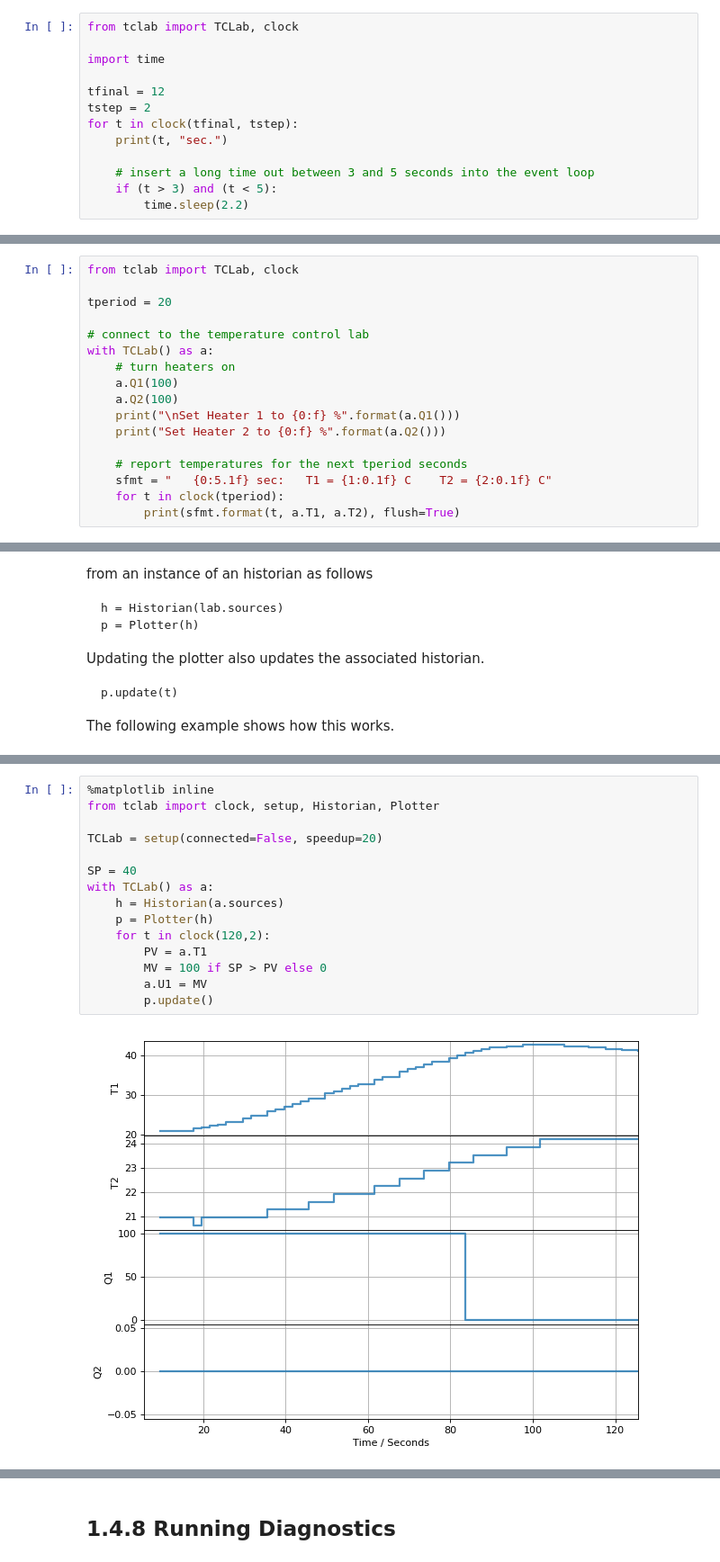
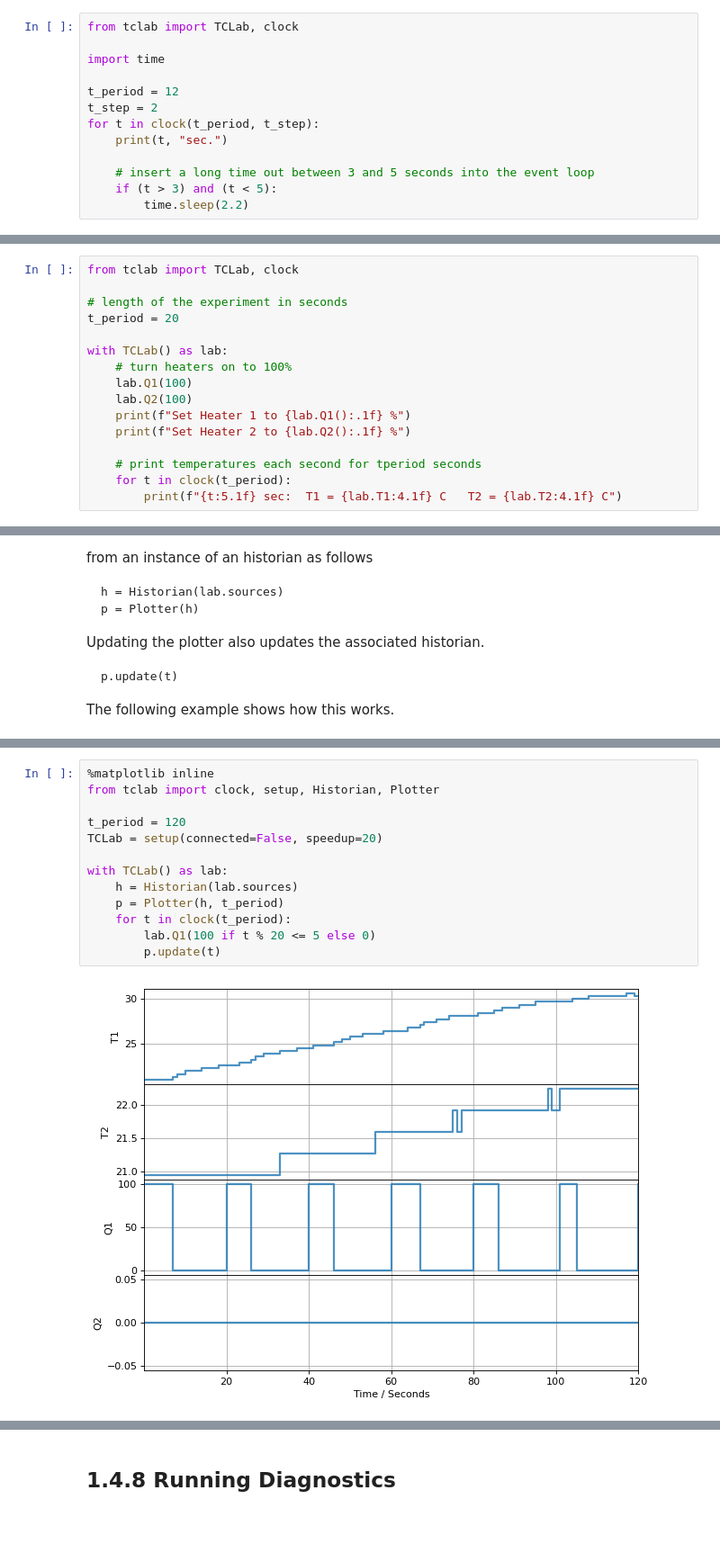
Before and after one commit to jckantor/cbe30338-2021, a Jupyter notebook: docs/01.04-The-TCLab-Python-Package.ipynb, the cells around one changed output, grey strips where cells are left out. Shown at 90% size. Drawn from its saved outputs; the diff is of its cells as text; blank space fills up the shorter version.

```diff
--- a/docs/01.04-The-TCLab-Python-Package.ipynb
+++ b/docs/01.04-The-TCLab-Python-Package.ipynb
@@ -211,9 +254,9 @@ from tclab import TCLab, clock
 
 import time
 
-tfinal = 12
-tstep = 2
-for t in clock(tfinal, tstep):
+t_period = 12
+t_step = 2
+for t in clock(t_period, t_step):
     print(t, "sec.")
 
     # insert a long time out between 3 and 5 seconds into the event loop
@@ -231,18 +276,17 @@ for t in clock(tfinal, tstep):
 # %%
 from tclab import TCLab, clock
 
-tperiod = 20
+# length of the experiment in seconds
+t_period = 20
 
-# connect to the temperature control lab
-with TCLab() as a:
-    # turn heaters on
-    a.Q1(100)
-    a.Q2(100)
-    print("\nSet Heater 1 to {0:f} %".format(a.Q1()))
-    print("Set Heater 2 to {0:f} %".format(a.Q2()))
+with TCLab() as lab:
+    # turn heaters on to 100%
+    lab.Q1(100)
+    lab.Q2(100)
+    print(f"Set Heater 1 to {lab.Q1():.1f} %")
+    print(f"Set Heater 2 to {lab.Q2():.1f} %")
 
-    # report temperatures for the next tperiod seconds
-    sfmt = "   {0:5.1f} sec:   T1 = {1:0.1f} C    T2 = {2:0.1f} C"
-    for t in clock(tperiod):
-        print(sfmt.format(t, a.T1, a.T2), flush=True)
+    # print temperatures each second for tperiod seconds
+    for t in clock(t_period):
+        print(f"{t:5.1f} sec:  T1 = {lab.T1:4.1f} C   T2 = {lab.T2:4.1f} C")
 # %% [output]
@@ -355,18 +403,16 @@ TCLab disconnected successfully.
 # %%
 %matplotlib inline
 from tclab import clock, setup, Historian, Plotter
 
+t_period = 120
 TCLab = setup(connected=False, speedup=20)
 
-SP = 40
-with TCLab() as a:
-    h = Historian(a.sources)
-    p = Plotter(h)
-    for t in clock(120,2):
-        PV = a.T1
-        MV = 100 if SP > PV else 0
-        a.U1 = MV
-        p.update()
+with TCLab() as lab:
+    h = Historian(lab.sources)
+    p = Plotter(h, t_period)
+    for t in clock(t_period):
+        lab.Q1(100 if t % 20 <= 5 else 0)
+        p.update(t)
 # %% [output]
-[figure, old version]
+[figure, new version]
 TCLab Model disconnected successfully.
```
Also changed, not shown: parts of 31 cells of this notebook, 29 other files.
